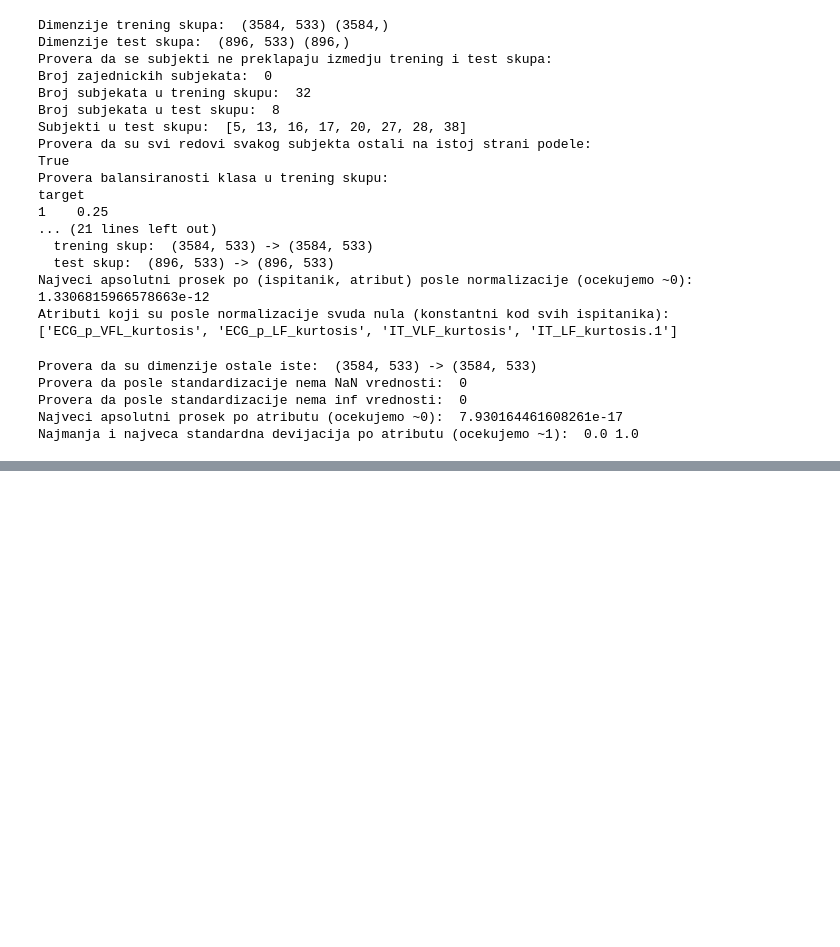
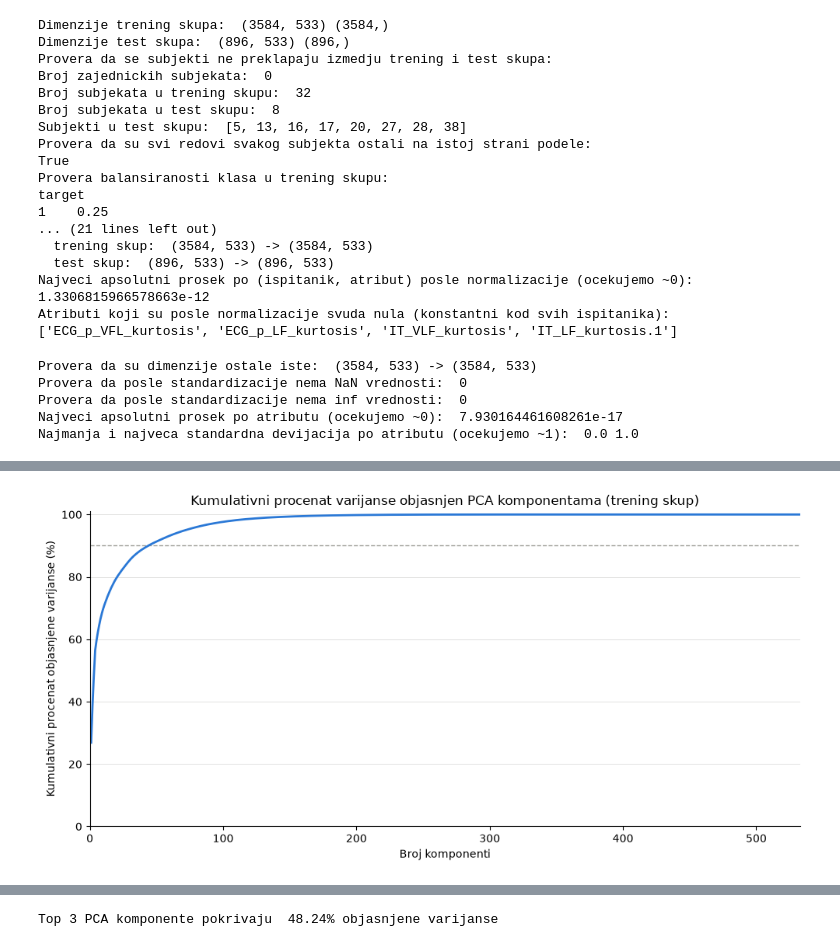
Before and after one commit to Boce03/ml_activity_classification, a Jupyter notebook: feature_reduction.ipynb, the cells around one changed output, grey strips where cells are left out. Cells and saved outputs as stored; diff of their text form; code cells hidden in the pictures; blank space fills up the shorter version.

```diff
--- a/feature_reduction.ipynb
+++ b/feature_reduction.ipynb
@@ -167,3 +167,73 @@ Provera da posle standardizacije nema NaN vrednosti:  0
 Provera da posle standardizacije nema inf vrednosti:  0
 Najveci apsolutni prosek po atributu (ocekujemo ~0):  7.930164461608261e-17
 Najmanja i najveca standardna devijacija po atributu (ocekujemo ~1):  0.0 1.0
+# %%
+from sklearn.decomposition import PCA
+import matplotlib.pyplot as plt
+
+VARIANCE_TARGET = 0.9
+TOP_COMPONENTS = 3
+TOP_LOADINGS = 10
+
+# PCA nad globalno standardizovanim podacima. Prvo zadrzavamo sve komponente, da bismo videli kako se varijansa
+# raspodeljuje po njima. PCA se uci samo na trening skupu (fit_transform), a test skup se samo projektuje na
+# vec nadjene pravce (transform), da pravci komponenti ne bi nosili informaciju iz test skupa.
+pca = PCA(n_components=None, random_state=RANDOM_STATE)
+X_train_pca = pca.fit_transform(X_train_scaled)
+X_test_pca = pca.transform(X_test_scaled)
+
+explained = pca.explained_variance_ratio_
+cumulative = np.cumsum(explained)
+
+print("Broj zadrzanih komponenti: ", pca.n_components_)
+print("Dimenzije posle PCA: ", X_train_pca.shape, X_test_pca.shape)
+print("Procenat objasnjene varijanse za prvih 10 komponenti: ")
+for i in range(10):
+    print(f"  PC{i + 1:<3} {explained[i] * 100:6.2f}%   kumulativno {cumulative[i] * 100:6.2f}%")
+
+fig, ax = plt.subplots(figsize=(10, 5))
+ax.plot(np.arange(1, len(cumulative) + 1), cumulative * 100, color="#2a78d6", linewidth=2)
+ax.axhline(VARIANCE_TARGET * 100, color="#9a9a94", linewidth=1, linestyle="--", zorder=0)
+ax.set_xlabel("Broj komponenti")
+ax.set_ylabel("Kumulativni procenat objasnjene varijanse (%)")
+ax.set_title("Kumulativni procenat varijanse objasnjen PCA komponentama (trening skup)")
+ax.set_xlim(0, len(cumulative))
+ax.set_ylim(0, 101)
+ax.grid(axis="y", color="#9a9a94", linewidth=0.5, alpha=0.4)
+ax.set_axisbelow(True)
+ax.spines[["top", "right"]].set_visible(False)
+plt.tight_layout()
+plt.show()
+
+# Izdvajamo najmanji broj komponenti koje zajedno objasnjavaju bar 90% varijanse. Komponente su vec sortirane
+# po opadajucoj objasnjenoj varijansi, pa je dovoljno uzeti pocetni deo niza.
+n_components_90 = int(np.searchsorted(cumulative, VARIANCE_TARGET) + 1)
+X_train_pca_90 = X_train_pca[:, :n_components_90]
+X_test_pca_90 = X_test_pca[:, :n_components_90]
+
+print(f"Broj komponenti koje objasnjavaju bar {VARIANCE_TARGET * 100:.0f}% varijanse: {n_components_90}")
+print(f"  one zajedno objasnjavaju {cumulative[n_components_90 - 1] * 100:.2f}% varijanse")
+print(f"  redukcija dimenzije: {X_train_scaled.shape[1]} -> {n_components_90} atributa")
+print("  dimenzije posle redukcije: ", X_train_pca_90.shape, X_test_pca_90.shape)
+
+# Svaka komponenta je linearna kombinacija svih 533 standardizovana atributa, a koeficijenti su vrste matrice
+# pca.components_. Vektor koeficijenata ima normu 1, pa koeficijent pokazuje koliko atribut ucestvuje u
+# komponenti, dok znak govori u kom smeru (atributi suprotnog znaka se ponasaju suprotno unutar komponente).
+components = pd.DataFrame(pca.components_, columns=X_train_scaled.columns)
+
+print(f"Linearne kombinacije prve {TOP_COMPONENTS} komponente: ")
+for i in range(TOP_COMPONENTS):
+    coefficients = components.iloc[i]
+    strongest = coefficients.abs().sort_values(ascending=False).index[:TOP_LOADINGS]
+    share = float(coefficients[strongest].abs().sum() / coefficients.abs().sum())
+
+    print(f"PC{i + 1} ({explained[i] * 100:.2f}% varijanse), "
+          f"{TOP_LOADINGS} najvecih koeficijenata od ukupno {len(coefficients)}:")
+    terms = [f"{coefficients[name]:+.4f} * {name}" for name in strongest]
+    print(f"  PC{i + 1} = {terms[0]}")
+    for term in terms[1:]:
+        print(f"         {term}")
+    print(f"         ... jos {len(coefficients) - TOP_LOADINGS} clanova")
+    print(f"  ovih {TOP_LOADINGS} koeficijenata nosi {share * 100:.1f}% ukupnog zbira apsolutnih koeficijenata, "
+          f"dakle komponenta je razvucena preko velikog broja atributa")
+# %% [output]
@@ -169,0 +253 @@ Najmanja i najveca standardna devijacija po atributu (ocekujemo ~1):  0.0 1.0
+[figure, added]
@@ -169,0 +271,7 @@ Najmanja i najveca standardna devijacija po atributu (ocekujemo ~1):  0.0 1.0
+# %%
+# izdvojeni PCA projektovani podaci sa top 3 komponente kako bi videli 2D i 3D vizualizaciju podataka
+X_train_pca_top3 = X_train_pca[:, :3]
+X_test_pca_top3 = X_test_pca[:, :3]
+print(f"Top 3 PCA komponente pokrivaju {cumulative[2] * 100:6.2f}% objasnjene varijanse")
+# %% [output]
+Top 3 PCA komponente pokrivaju  48.24% objasnjene varijanse
```
Also changed, not shown: parts of 1 cell of this notebook.
